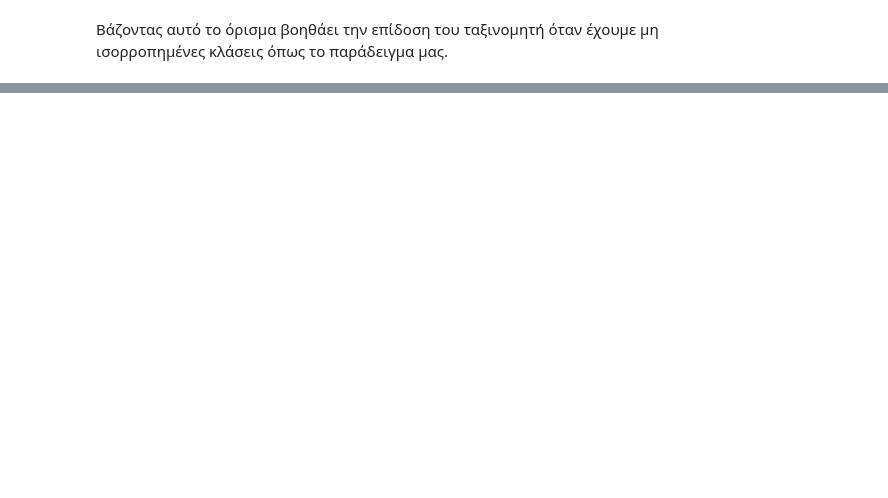
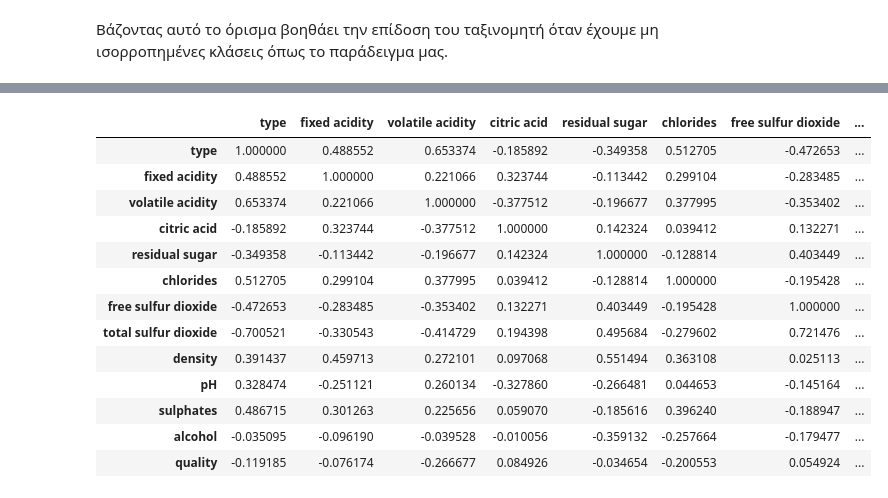
Before and after one commit to markos-merge/machine_learning_assignments, a Jupyter notebook: assignment_4/assignment_4.ipynb, the cells around one changed output, grey strips where cells are left out. Cells and saved outputs as stored; diff of their text form; code cells hidden in the pictures; blank space fills up the shorter version.

```diff
--- a/assignment_4/assignment_4.ipynb
+++ b/assignment_4/assignment_4.ipynb
@@ -215,0 +297,17 @@ All wines have been classified
+# %%
+df.corr()
+# %% [output]
+|  | type | fixed acidity | volatile acidity | citric acid | residual sugar | chlorides | free sulfur dioxide | ... |
+| type | 1.000000 | 0.488552 | 0.653374 | -0.185892 | -0.349358 | 0.512705 | -0.472653 | ... |
+| fixed acidity | 0.488552 | 1.000000 | 0.221066 | 0.323744 | -0.113442 | 0.299104 | -0.283485 | ... |
+| volatile acidity | 0.653374 | 0.221066 | 1.000000 | -0.377512 | -0.196677 | 0.377995 | -0.353402 | ... |
+| citric acid | -0.185892 | 0.323744 | -0.377512 | 1.000000 | 0.142324 | 0.039412 | 0.132271 | ... |
+| residual sugar | -0.349358 | -0.113442 | -0.196677 | 0.142324 | 1.000000 | -0.128814 | 0.403449 | ... |
+| chlorides | 0.512705 | 0.299104 | 0.377995 | 0.039412 | -0.128814 | 1.000000 | -0.195428 | ... |
+| free sulfur dioxide | -0.472653 | -0.283485 | -0.353402 | 0.132271 | 0.403449 | -0.195428 | 1.000000 | ... |
+| total sulfur dioxide | -0.700521 | -0.330543 | -0.414729 | 0.194398 | 0.495684 | -0.279602 | 0.721476 | ... |
+| density | 0.391437 | 0.459713 | 0.272101 | 0.097068 | 0.551494 | 0.363108 | 0.025113 | ... |
+| pH | 0.328474 | -0.251121 | 0.260134 | -0.327860 | -0.266481 | 0.044653 | -0.145164 | ... |
+| sulphates | 0.486715 | 0.301263 | 0.225656 | 0.059070 | -0.185616 | 0.396240 | -0.188947 | ... |
+| alcohol | -0.035095 | -0.096190 | -0.039528 | -0.010056 | -0.359132 | -0.257664 | -0.179477 | ... |
+| quality | -0.119185 | -0.076174 | -0.266677 | 0.084926 | -0.034654 | -0.200553 | 0.054924 | ... |
```
Also changed, not shown: parts of 28 cells of this notebook, 1 other file.
